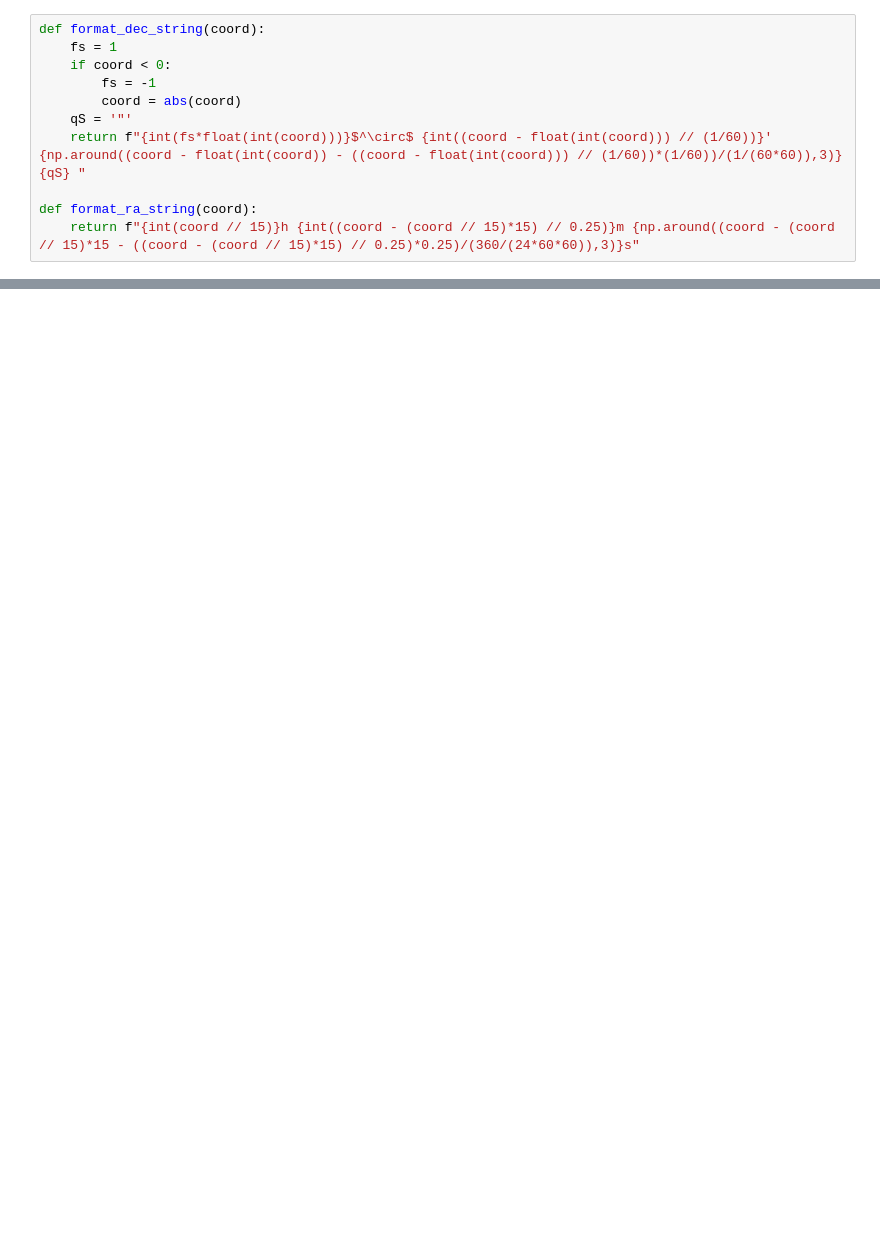
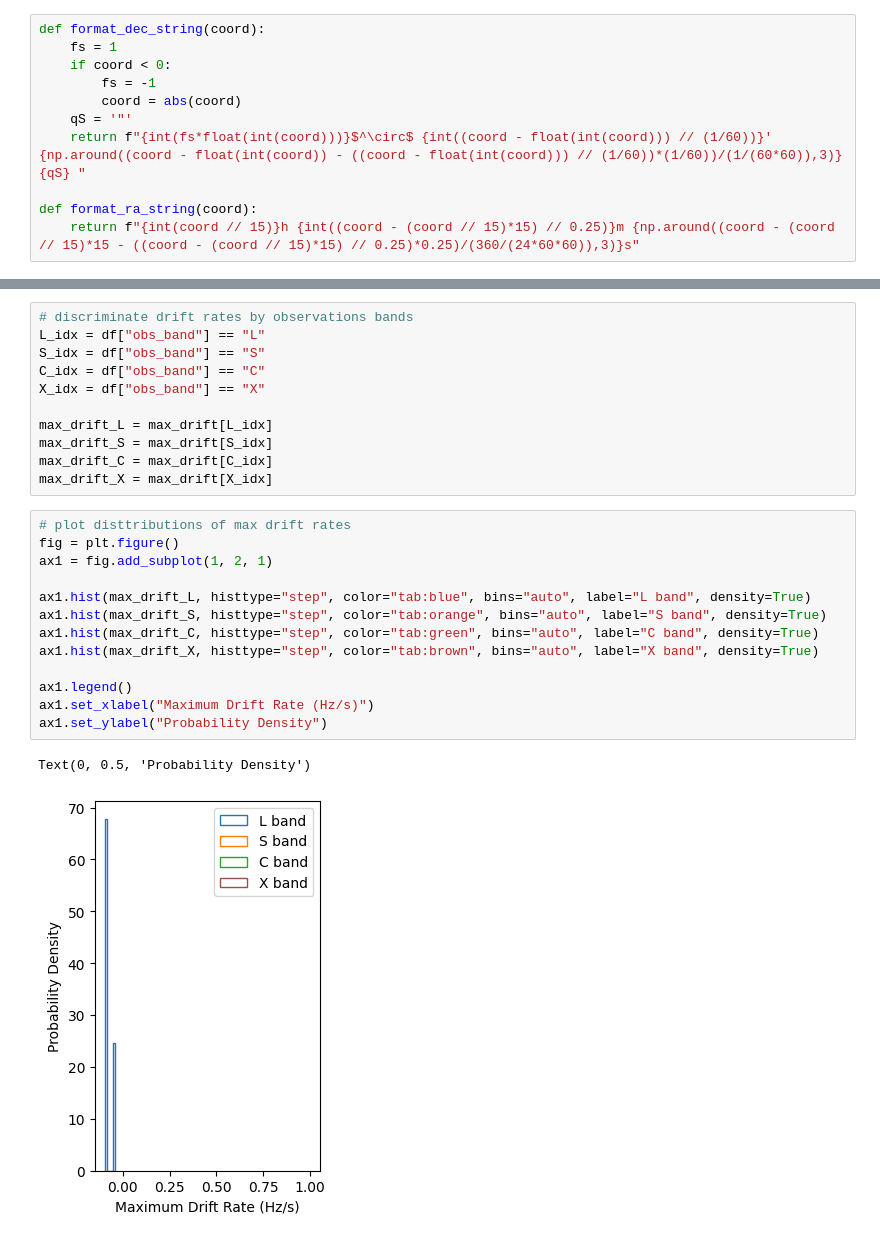
Before and after one commit to palumbom/seti-fortuitous-obs, a Jupyter notebook: parse_observations.ipynb, the cells around one changed output, grey strips where cells are left out. Saved outputs shown, nothing was run; the diff lists cells and outputs as text; blank space fills up the shorter version.

```diff
--- a/parse_observations.ipynb
+++ b/parse_observations.ipynb
@@ -133,0 +184,27 @@ Name: gaia_source_id, Length: 70, dtype: int64
+# %%
+# discriminate drift rates by observations bands
+L_idx = df["obs_band"] == "L"
+S_idx = df["obs_band"] == "S"
+C_idx = df["obs_band"] == "C"
+X_idx = df["obs_band"] == "X"
+
+max_drift_L = max_drift[L_idx]
+max_drift_S = max_drift[S_idx]
+max_drift_C = max_drift[C_idx]
+max_drift_X = max_drift[X_idx]
+# %%
+# plot disttributions of max drift rates
+fig = plt.figure()
+ax1 = fig.add_subplot(1, 2, 1)
+
+ax1.hist(max_drift_L, histtype="step", color="tab:blue", bins="auto", label="L band", density=True)
+ax1.hist(max_drift_S, histtype="step", color="tab:orange", bins="auto", label="S band", density=True)
+ax1.hist(max_drift_C, histtype="step", color="tab:green", bins="auto", label="C band", density=True)
+ax1.hist(max_drift_X, histtype="step", color="tab:brown", bins="auto", label="X band", density=True)
+
+ax1.legend()
+ax1.set_xlabel("Maximum Drift Rate (Hz/s)")
+ax1.set_ylabel("Probability Density")
+# %% [output]
+Text(0, 0.5, 'Probability Density')
+[figure, added]
```
Also changed, not shown: parts of 9 cells of this notebook, 3 other files.
